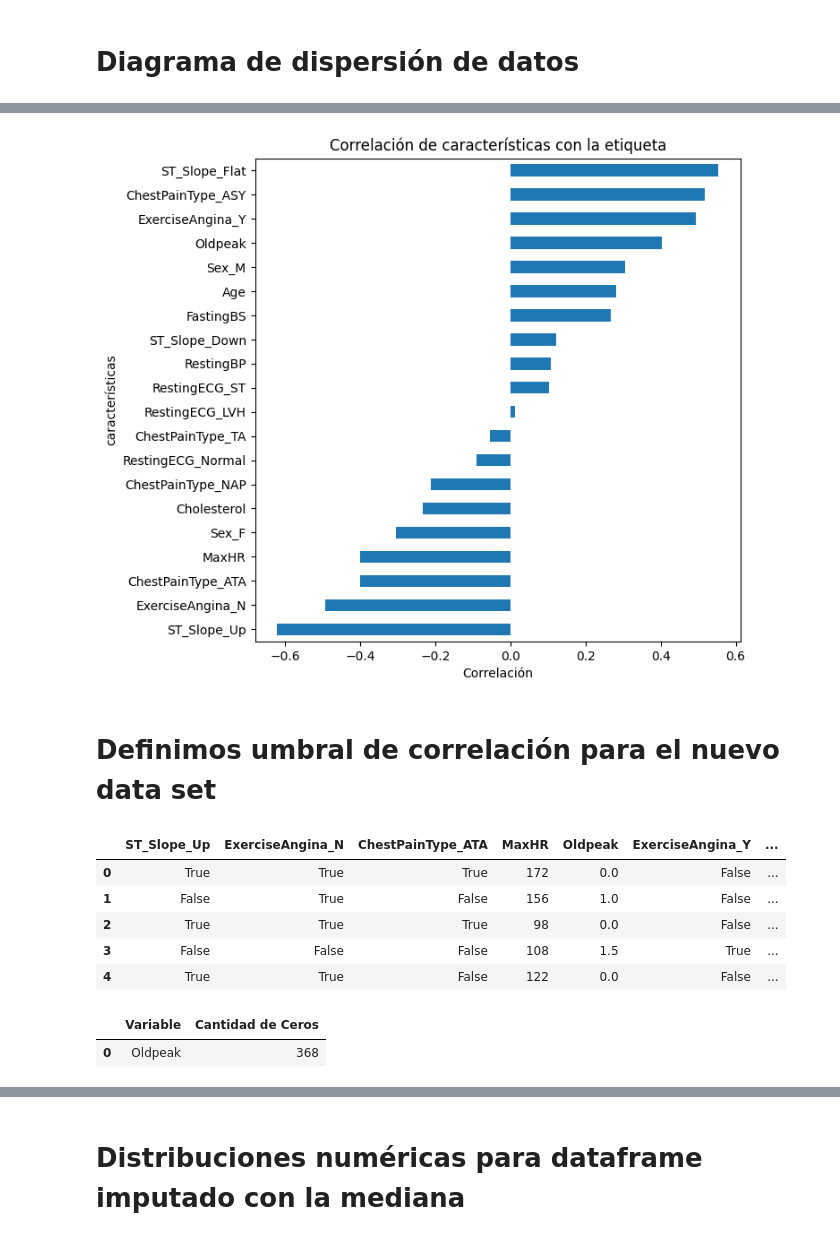
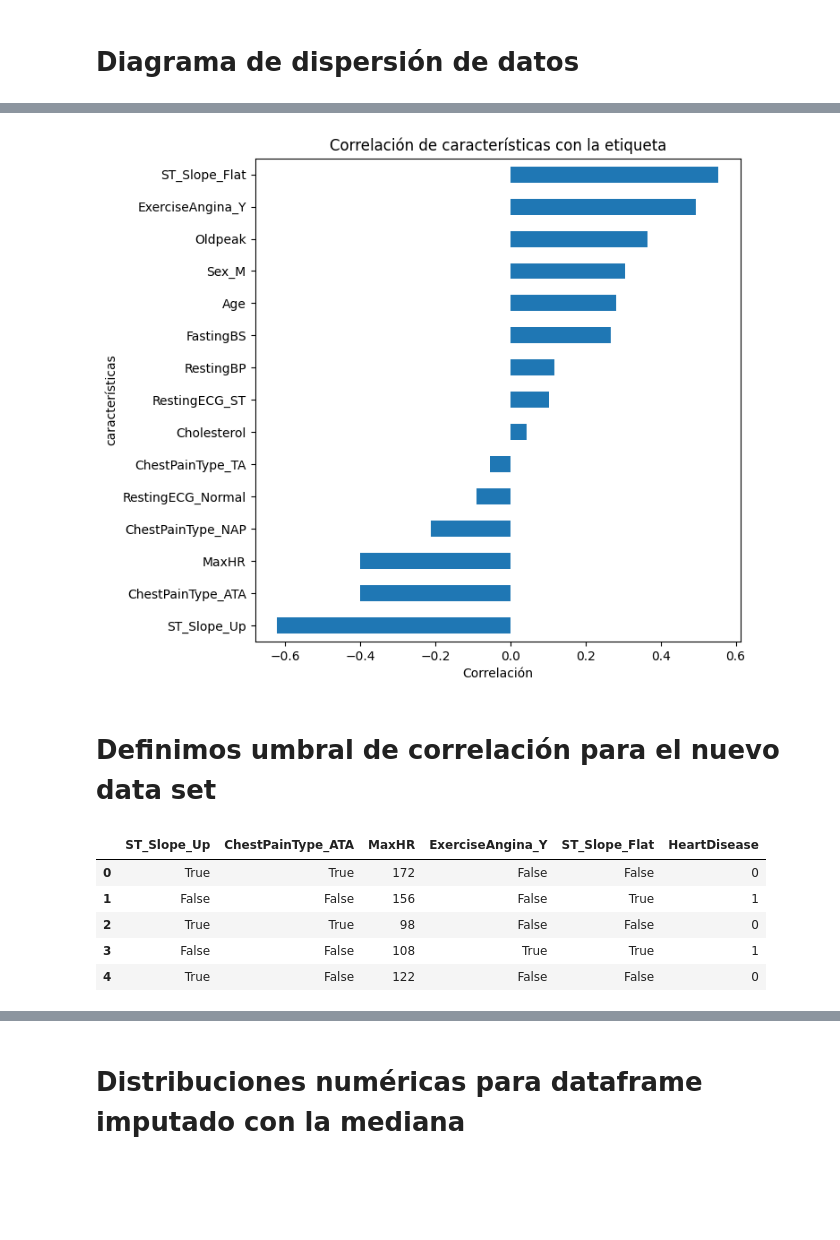
Before and after one commit to DiegoAlv9423/Taller_3_EDA, a Jupyter notebook: Taller_3_Análisis_bivariado.ipynb, the cells around one changed output, grey strips where cells are left out. Drawn from its saved outputs; the diff is of its cells as text; code cells hidden in the pictures; blank space fills up the shorter version.

```diff
--- a/Taller_3_Análisis_bivariado.ipynb
+++ b/Taller_3_Análisis_bivariado.ipynb
@@ -583,42 +571,34 @@ df.head()
 # %%
 # correlacion de las variables independinetes con la etiqueta
-X = df.drop('HeartDisease', axis=1)
-y = df['HeartDisease']
+X = df_encoded_media.drop('HeartDisease', axis=1)
+y = df_encoded_media['HeartDisease']
 
 corr = X.corrwith(y)
 corr_y = corr.sort_values(ascending=True)
 
-corr = df.corr()
+corr = df_encoded_media.corr()
 corr_y = corr['HeartDisease'].sort_values(ascending=True)
 corr_y = corr_y.drop('HeartDisease')
 #print(corr_y)
 
 plt.figure(figsize=(7, 7))
 corr_y.plot(kind='barh')
 plt.title('Correlación de características con la etiqueta')
 plt.xlabel('Correlación')
 plt.ylabel('características')
 plt.show()
 # %% [output]
-[figure, old version]
+[figure, new version]
 # %% [markdown]
 # Definimos umbral de correlación para el nuevo data set
 # %%
 features_selected = corr_y[abs(corr_y) > 0.4].index
-df = df[features_selected.tolist() + ['HeartDisease']]
-df.head()
+df_encoded_media_04 = df_encoded_media[features_selected.tolist() + ['HeartDisease']]
+df_encoded_media_04.head()
 # %% [output]
-|  | ST_Slope_Up | ExerciseAngina_N | ChestPainType_ATA | MaxHR | Oldpeak | ExerciseAngina_Y | ... |
-| 0 | True | True | True | 172 | 0.0 | False | ... |
-| 1 | False | True | False | 156 | 1.0 | False | ... |
-| 2 | True | True | True | 98 | 0.0 | False | ... |
-| 3 | False | False | False | 108 | 1.5 | True | ... |
-| 4 | True | True | False | 122 | 0.0 | False | ... |
+|  | ST_Slope_Up | ChestPainType_ATA | MaxHR | ExerciseAngina_Y | ST_Slope_Flat | HeartDisease |
+| 0 | True | True | 172 | False | False | 0 |
+| 1 | False | False | 156 | False | True | 1 |
+| 2 | True | True | 98 | False | False | 0 |
+| 3 | False | False | 108 | True | True | 1 |
+| 4 | True | False | 122 | False | False | 0 |
-# %%
-# Análisis de la base de datos
-zero_counts = df[['Oldpeak']].apply(lambda x: (x == 0).sum())
-zero_counts_df = pd.DataFrame({'Variable': zero_counts.index, 'Cantidad de Ceros': zero_counts.values})
-zero_counts_df
-# %% [output]
-|  | Variable | Cantidad de Ceros |
-| 0 | Oldpeak | 368 |
```
Also changed, not shown: parts of 13 cells of this notebook.
